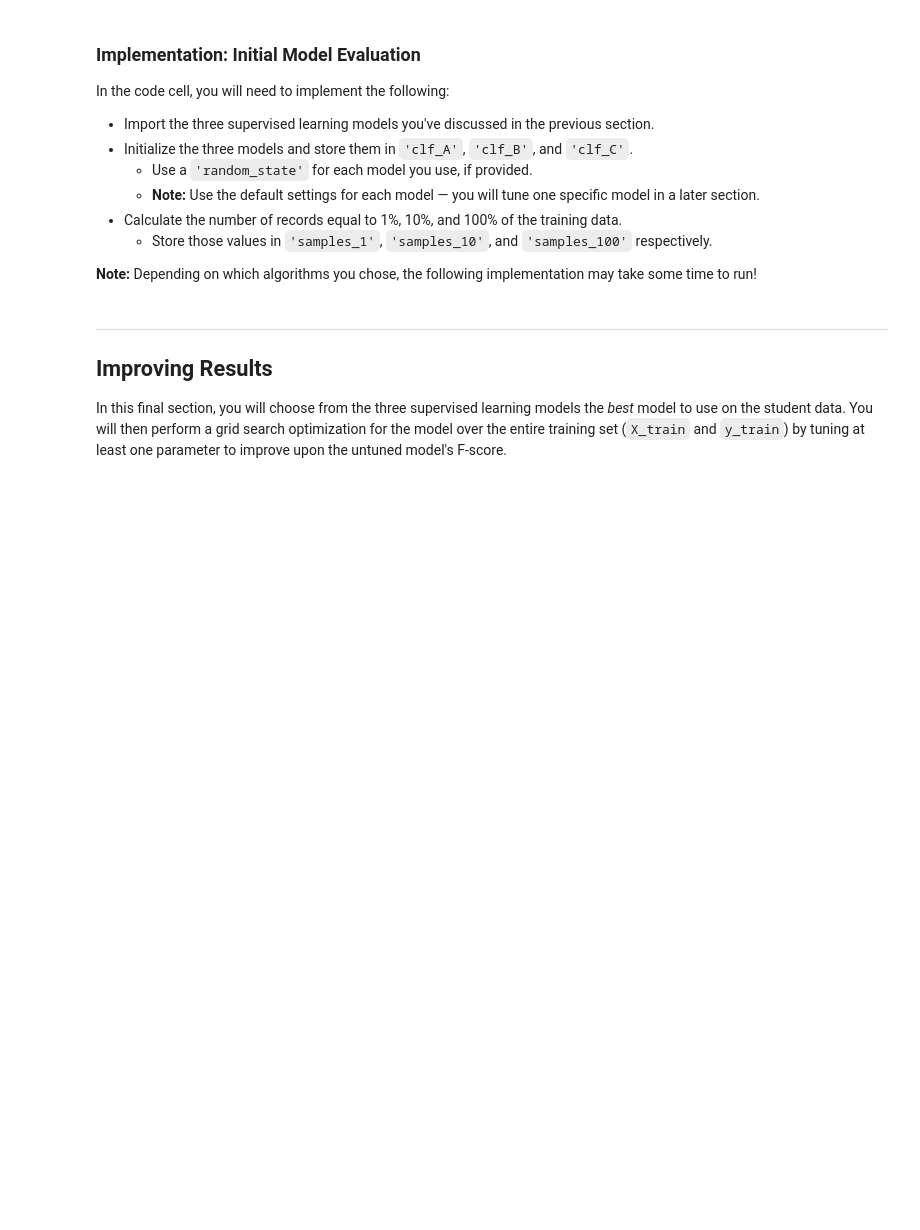
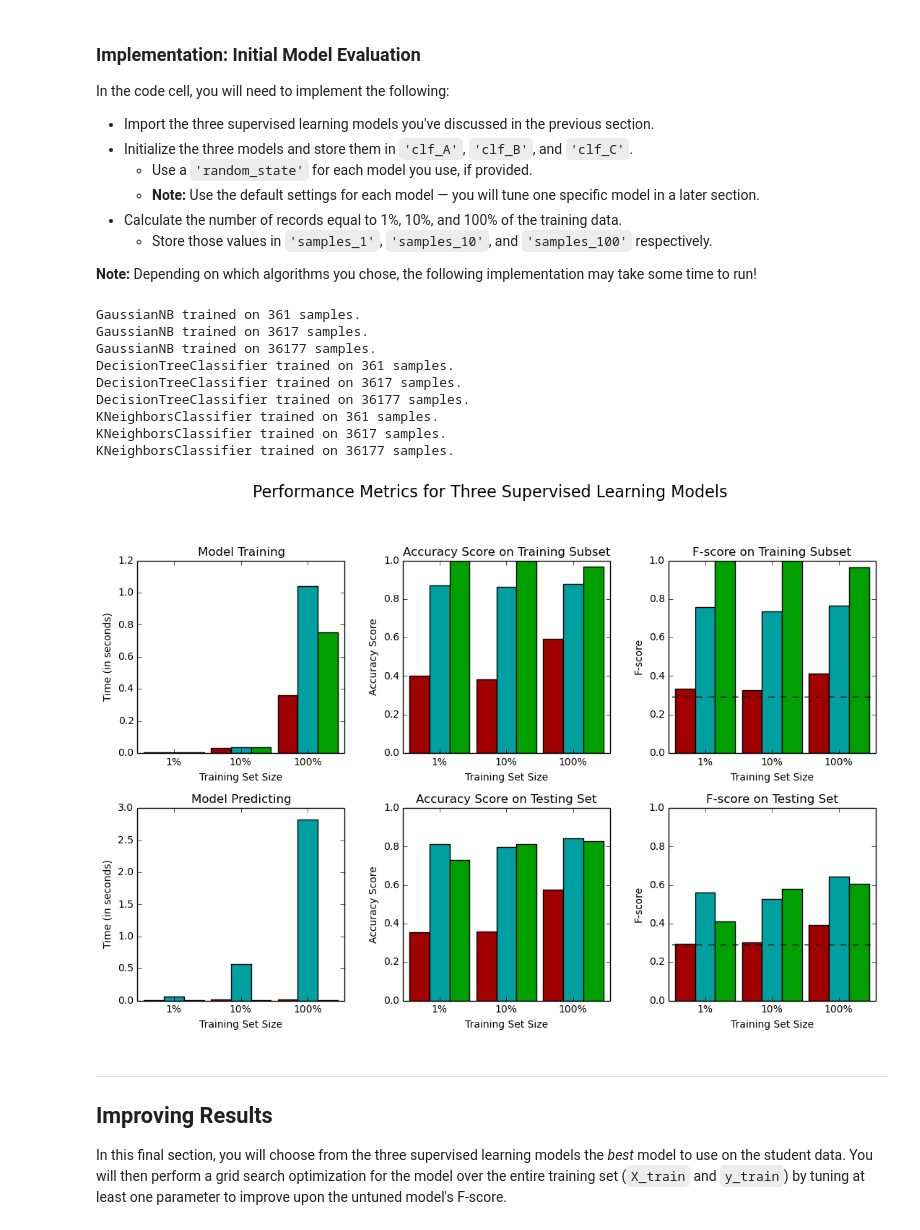
Before and after one commit to vharavu/mlndProj3, a Jupyter notebook: finding_donors.ipynb, the cells around one changed output. Cells and saved outputs as stored; diff of their text form; code cells hidden in the pictures; blank space fills up the shorter version.

Commit message:
added to the train-predict pipeline

```diff
--- a/finding_donors.ipynb
+++ b/finding_donors.ipynb
@@ -153,13 +158,9 @@ Additionally, as with the non-numeric features, we need to convert the non-numer
 features = pd.get_dummies(features_raw)
 
 # TODO: Encode the 'income_raw' data to numerical values
-income = []
-for x in range (0, len(income_raw)):
-    if income_raw[x] == "<=50K":
-        income.append(0)
-    else:
-        income.append(1)
-
+income = income_raw.apply(lambda x: 0 if x == '<=50K' else 1)
+'''print type(income)
+display(income.head(n = 25))'''
 # Print the number of features after one-hot encoding
 encoded = list(features.columns)
 print "{} total features after one-hot encoding.".format(len(encoded))
@@ -282,33 +283,33 @@ def train_predict(learner, sample_size, X_train, y_train, X_test, y_test):
 
     # TODO: Fit the learner to the training data using slicing with 'sample_size'
     start = time() # Get start time
-    learner = learner.fit(sample_size * X_train, sample_size * y_train)
+    learner.fit(X_train[:sample_size], y_train[:sample_size])
     end = time() # Get end time
 
     # TODO: Calculate the training time
-    results['train_time'] = None
+    results['train_time'] = end - start
 
     # TODO: Get the predictions on the test set,
     #       then get predictions on the first 300 training samples
     start = time() # Get start time
-    predictions_test = None
-    predictions_train = None
+    predictions_test = learner.predict(X_test[:300])
+    predictions_train = learner.predict(X_train[:300])
     end = time() # Get end time
 
     # TODO: Calculate the total prediction time
-    results['pred_time'] = None
+    results['pred_time'] = end - start
 
     # TODO: Compute accuracy on the first 300 training samples
-    results['acc_train'] = None
+    results['acc_train'] = accuracy_score(y_train[:300], predictions_train)
 
     # TODO: Compute accuracy on test set
-    results['acc_test'] = None
+    results['acc_test'] = accuracy_score(y_test[:300], predictions_test)
 
     # TODO: Compute F-score on the the first 300 training samples
-    results['f_train'] = None
+    results['f_train'] = fbeta_score(y_train[:300], predictions_train, beta=0.5)
 
     # TODO: Compute F-score on the test set
-    results['f_test'] = None
+    results['f_test'] = fbeta_score(y_test[:300], predictions_test, beta=0.5)
 
     # Success
     print "{} trained on {} samples.".format(learner.__class__.__name__, sample_size)
@@ -329,28 +330,41 @@ In the code cell, you will need to implement the following:
 # %%
 # TODO: Import the three supervised learning models from sklearn
 from sklearn.naive_bayes import GaussianNB
+from sklearn.tree import DecisionTreeClassifier
+from sklearn.neighbors import KNeighborsClassifier
 
 # TODO: Initialize the three models
 clf_A = GaussianNB()
-clf_B = None
-clf_C = None
+clf_B = DecisionTreeClassifier(random_state=1)
+clf_C = KNeighborsClassifier()
 
 # TODO: Calculate the number of samples for 1%, 10%, and 100% of the training data
-samples_1 = None
-samples_10 = None
-samples_100 = None
+samples_1 = X_train.shape[0]/100 # or use int(0.01 * X)
+samples_10 = X_train.shape[0]/10
+samples_100 = X_train.shape[0]
 
 # Collect results on the learners
 results = {}
 for clf in [clf_A, clf_B, clf_C]:
     clf_name = clf.__class__.__name__
     results[clf_name] = {}
     for i, samples in enumerate([samples_1, samples_10, samples_100]):
         results[clf_name][i] = \
         train_predict(clf, samples, X_train, y_train, X_test, y_test)
 
 # Run metrics visualization for the three supervised learning models chosen
 vs.evaluate(results, accuracy, fscore)
+# %% [output]
+GaussianNB trained on 361 samples.
+GaussianNB trained on 3617 samples.
+GaussianNB trained on 36177 samples.
+DecisionTreeClassifier trained on 361 samples.
+DecisionTreeClassifier trained on 3617 samples.
+DecisionTreeClassifier trained on 36177 samples.
+KNeighborsClassifier trained on 361 samples.
+KNeighborsClassifier trained on 3617 samples.
+KNeighborsClassifier trained on 36177 samples.
+[figure, added]
 # %% [markdown]
 ----
 ## Improving Results
```
Also changed, not shown: parts of 2 cells of this notebook, 1 other file.
